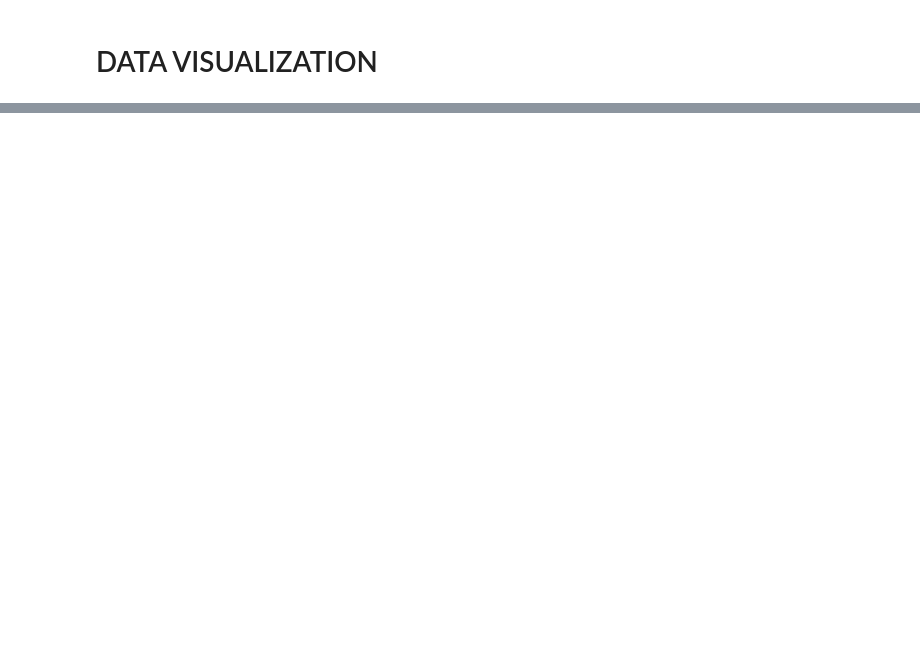
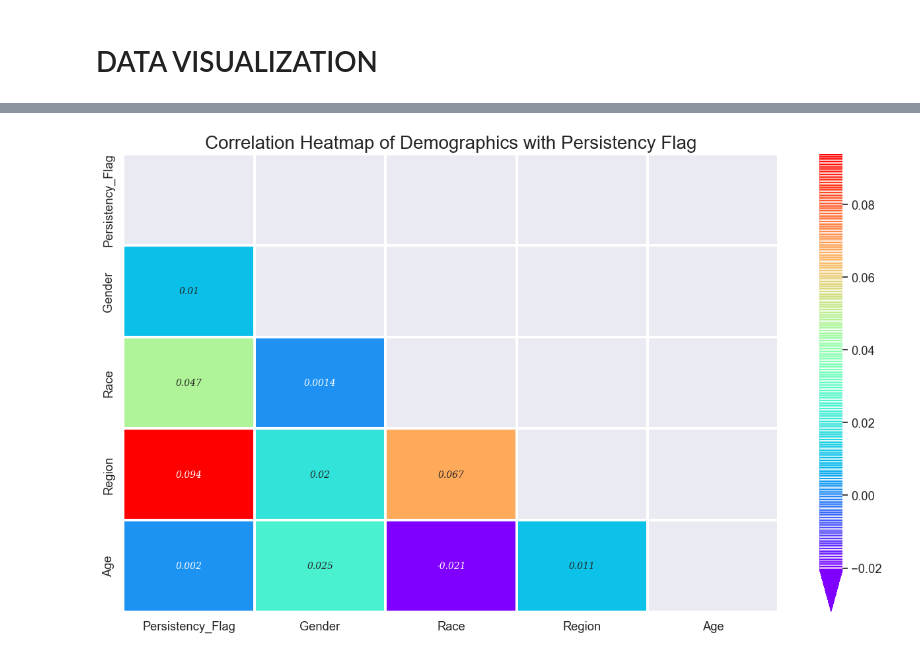
Before and after one commit to LiviaNFoster/DataGlacierFinalProject, a Jupyter notebook: FinalProject.ipynb, the cells around one changed output, grey strips where cells are left out. Drawn from its saved outputs; the diff is of its cells as text; code cells hidden in the pictures; blank space fills up the shorter version.

```diff
--- a/FinalProject.ipynb
+++ b/FinalProject.ipynb
@@ -1124,0 +1193,35 @@ df.head()
+# %%
+# Demographics heatmap
+
+df_demo = df[['Persistency_Flag', 'Gender', 'Race', 'Region', 'Age']].copy()
+corr_demo = df_demo.corr()
+
+plt.figure(figsize = (16, 9))
+
+# Cutomize the annot
+annot_kws={'fontsize':10,                      # To change the size of the font
+           'fontstyle':'italic',               # To change the style of font
+           'fontfamily': 'serif',              # To change the family of font
+           'alpha':1 }                         # To change the transparency of the text
+
+
+# Customize the cbar
+cbar_kws = {"shrink":1,                        # To change the size of the color bar
+            'extend':'min',                    # To change the end of the color bar like pointed
+            'extendfrac':0.1,                  # To adjust the extension of the color bar
+            "drawedges":True,                  # To draw lines (edges) on the color bar
+           }
+
+# take upper correlation matrix
+matrix = np.triu(corr_demo)
+
+# Generate heatmap correlation
+ax = sns.heatmap(corr_demo, mask = matrix, cmap = 'rainbow', annot = True, linewidth = 1.5 ,annot_kws= annot_kws, cbar_kws=cbar_kws)
+
+# Set the title etc
+plt.title('Correlation Heatmap of Demographics with Persistency Flag', fontsize = 20)
+
+# Set the size of text
+sns.set(font_scale = 1.2)
+# %% [output]
+[figure, added]
```
Also changed, not shown: parts of 16 cells of this notebook.
